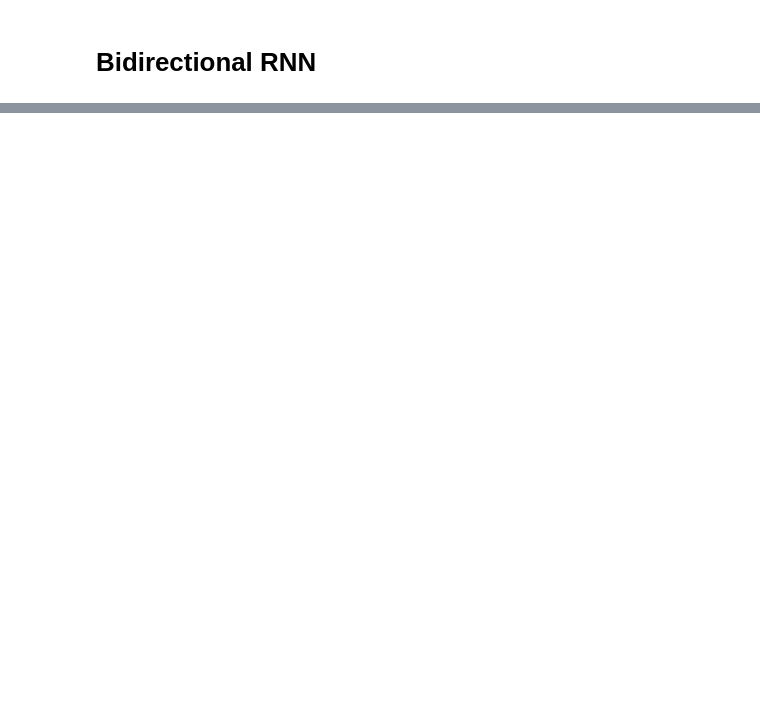
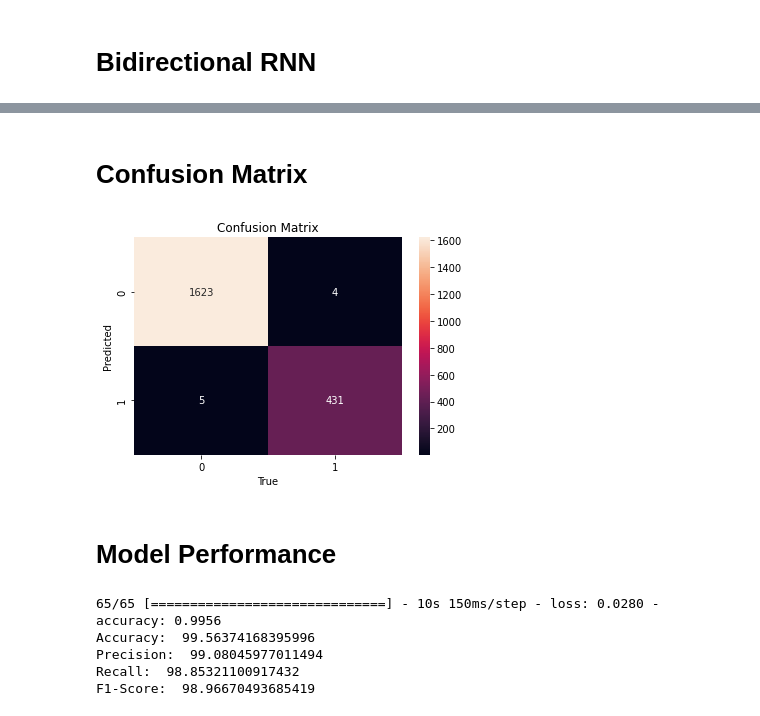
Before and after one commit to Ttasmiyah/Soft-Computing-CSE-4238, a Jupyter notebook: Assignment 3/170104033.ipynb, the cells around one changed output, grey strips where cells are left out. Cells and saved outputs as stored; diff of their text form; code cells hidden in the pictures; blank space fills up the shorter version.

```diff
--- a/Assignment 3/170104033.ipynb
+++ b/Assignment 3/170104033.ipynb
@@ -212,0 +239,33 @@ Epoch 10/10
+# %% [markdown]
+# Confusion Matrix
+# %%
+y_pred = model.predict(pad_test)
+
+new_y_pred = np.argmax(y_pred, axis=1)
+new_y_test = np.argmax(y_test, axis=1)
+
+sb.heatmap(confusion_matrix(new_y_test, new_y_pred), annot = True, fmt = 'g')
+plt.title('Confusion Matrix')
+plt.ylabel('Predicted')
+plt.xlabel('True')
+plt.show()
+# %% [output]
+[figure, added]
+# %% [markdown]
+# Model Performance
+# %%
+evaluation = model.evaluate(pad_test,y_test)
+accuracy = evaluation[1] * 100
+precision =   precision_score(new_y_test, new_y_pred) * 100
+recall =  recall_score(new_y_test, new_y_pred) * 100
+f1_score =  f1_score(new_y_test, new_y_pred) * 100
+print("Accuracy: ", accuracy)
+print("Precision: ", precision)
+print("Recall: ", recall)
+print("F1-Score: ", f1_score)
+# %% [output]
+65/65 [==============================] - 10s 150ms/step - loss: 0.0280 - accuracy: 0.9956
+Accuracy:  99.56374168395996
+Precision:  99.08045977011494
+Recall:  98.85321100917432
+F1-Score:  98.96670493685419
```
Also changed, not shown: parts of 9 cells of this notebook.
